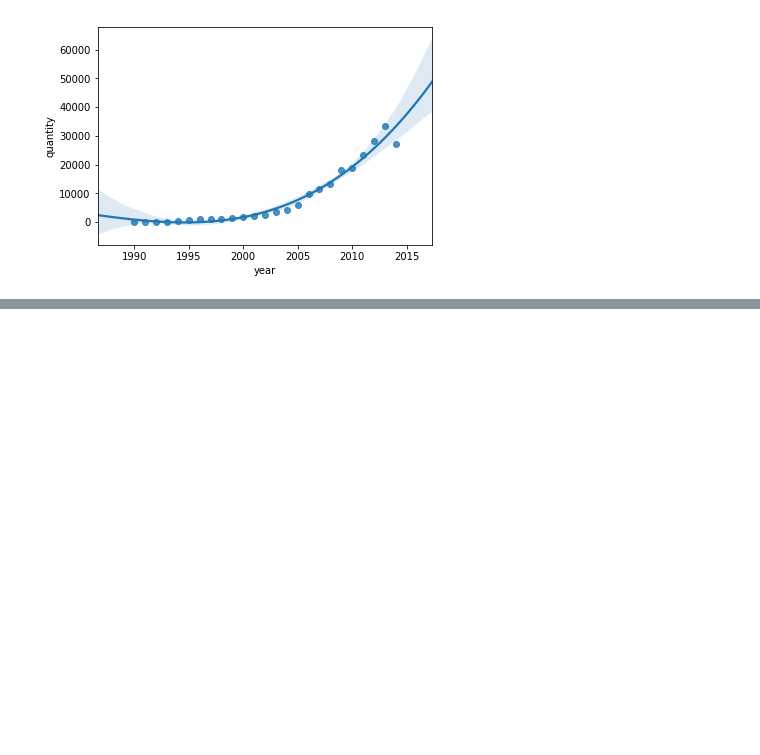
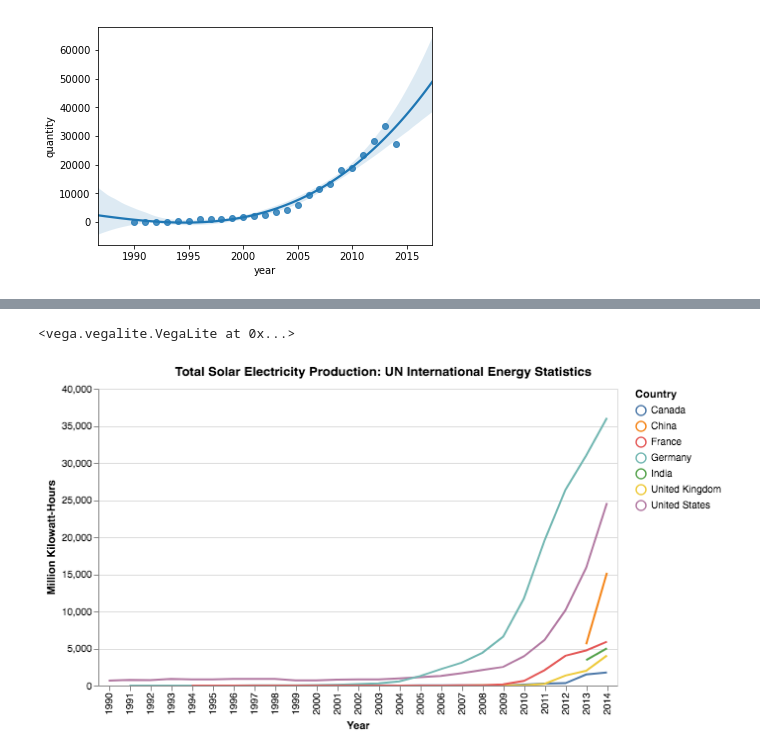
Before and after one commit to sarthakbatragatech/EnergyViz, a Jupyter notebook: EnergyViz.ipynb, the cells around one changed output, grey strips where cells are left out. Drawn from its saved outputs; the diff is of its cells as text; code cells hidden in the pictures; blank space fills up the shorter version.

```diff
--- a/EnergyViz.ipynb
+++ b/EnergyViz.ipynb
@@ -117,0 +123,21 @@ IND_WIND
+# %%
+US_SOLAR = US[US['commodity_transaction'] == "Electricity - total solar production"]
+CAN_SOLAR = CAN[CAN['commodity_transaction'] == "Electricity - total solar production"]
+CHI_SOLAR = CHI[CHI['commodity_transaction'] == "Electricity - total solar production"]
+IND_SOLAR = IND[IND['commodity_transaction'] == "Electricity - total solar production"]
+UK_SOLAR = UK[UK['commodity_transaction'] == "Electricity - total solar production"]
+GER_SOLAR = GER[GER['commodity_transaction'] == "Electricity - total solar production"]
+FRA_SOLAR = FRA[FRA['commodity_transaction'] == "Electricity - total solar production"]
+# %%
+SOLAR = pd.concat([US_SOLAR, CAN_SOLAR, CHI_SOLAR, IND_SOLAR, UK_SOLAR, GER_SOLAR, FRA_SOLAR])
+# %%
+alt.themes.enable('opaque')
+alt.Chart(SOLAR).mark_line().encode(
+    alt.X('year:N', title="Year"),
+    alt.Y('quantity:Q', title="Million Kilowatt-Hours"),
+    alt.Color('country_or_area', legend=alt.Legend(title='Country'))
+).properties(
+    title="Total Solar Electricity Production: UN International Energy Statistics")
+# %% [output]
+<vega.vegalite.VegaLite at 0x...>
+[figure, added]
```
Also changed, not shown: parts of 12 cells of this notebook.
